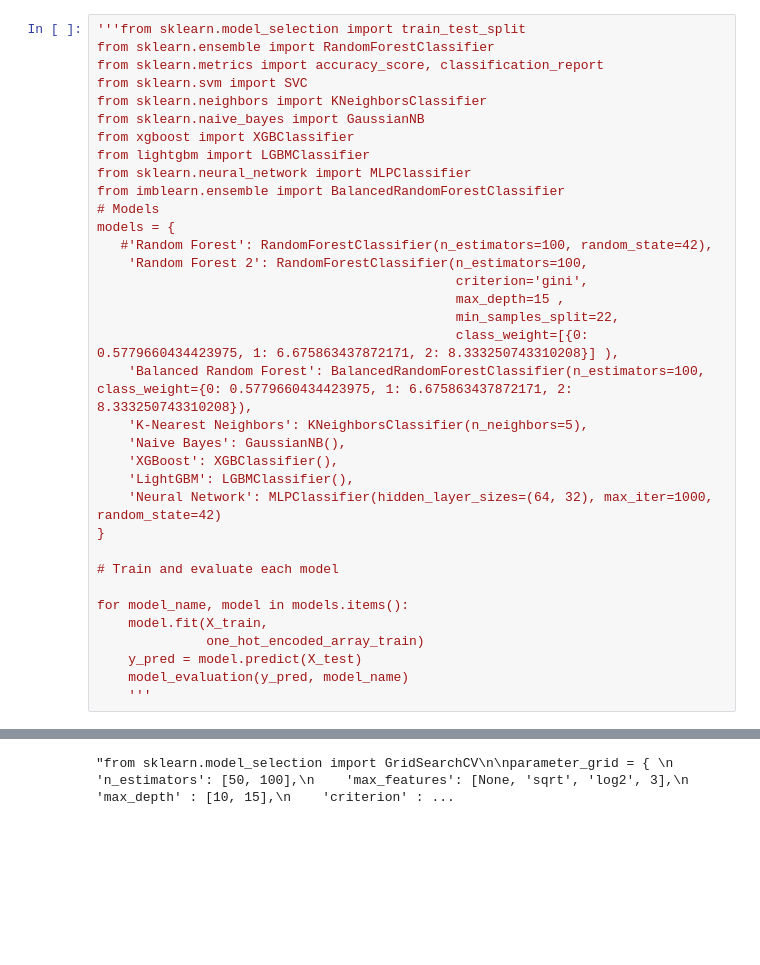
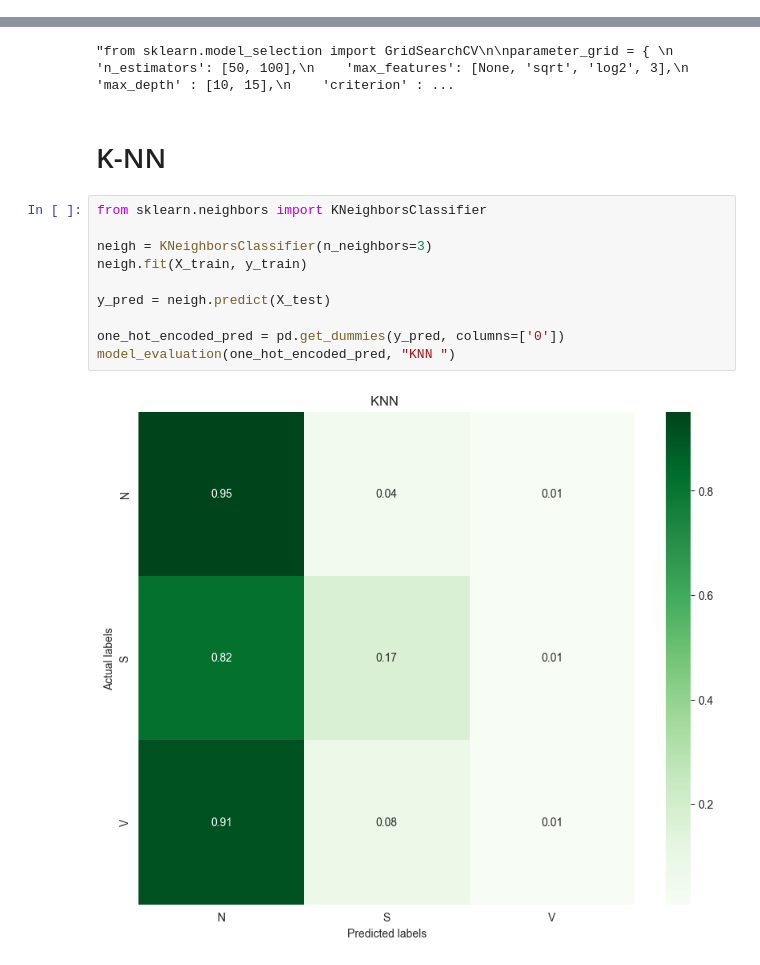
Before and after one commit to eleonora11sala/AI-project, a Jupyter notebook: ExperimentalModel.ipynb, the cells around one changed output, grey strips where cells are left out. Saved outputs shown, nothing was run; the diff lists cells and outputs as text; blank space fills up the shorter version.

```diff
--- a/ExperimentalModel.ipynb
+++ b/ExperimentalModel.ipynb
@@ -385,35 +237,0 @@ model_evaluation(one_hot_encoded_pred_ens, "EasyEnsembleClassifier")
-# %%
-'''from sklearn.model_selection import train_test_split
-from sklearn.ensemble import RandomForestClassifier
-from sklearn.metrics import accuracy_score, classification_report
-from sklearn.svm import SVC
-from sklearn.neighbors import KNeighborsClassifier
-from sklearn.naive_bayes import GaussianNB
-from xgboost import XGBClassifier
-from lightgbm import LGBMClassifier
-from sklearn.neural_network import MLPClassifier
-from imblearn.ensemble import BalancedRandomForestClassifier
-# Models
-models = {
-   #'Random Forest': RandomForestClassifier(n_estimators=100, random_state=42),
-    'Random Forest 2': RandomForestClassifier(n_estimators=100,
-                                              criterion='gini',
-                                              max_depth=15 ,
-                                              min_samples_split=22,
-                                              class_weight=[{0: 0.5779660434423975, 1: 6.675863437872171, 2: 8.333250743310208}] ),
-    'Balanced Random Forest': BalancedRandomForestClassifier(n_estimators=100, class_weight={0: 0.5779660434423975, 1: 6.675863437872171, 2: 8.333250743310208}),
-    'K-Nearest Neighbors': KNeighborsClassifier(n_neighbors=5),
-    'Naive Bayes': GaussianNB(),
-    'XGBoost': XGBClassifier(),
-    'LightGBM': LGBMClassifier(),
-    'Neural Network': MLPClassifier(hidden_layer_sizes=(64, 32), max_iter=1000, random_state=42)
-}
-
-# Train and evaluate each model
-
-for model_name, model in models.items():
-    model.fit(X_train,
-              one_hot_encoded_array_train)
-    y_pred = model.predict(X_test)
-    model_evaluation(y_pred, model_name)
-    '''
@@ -440,3 +273,17 @@ print(clf.best_score_)
 '''
 # %% [output]
 "from sklearn.model_selection import GridSearchCV\n\nparameter_grid = { \n    'n_estimators': [50, 100],\n    'max_features': [None, 'sqrt', 'log2', 3],\n    'max_depth' : [10, 15],\n    'criterion' : ...
+# %% [markdown]
+# K-NN
+# %%
+from sklearn.neighbors import KNeighborsClassifier
+
+neigh = KNeighborsClassifier(n_neighbors=3)
+neigh.fit(X_train, y_train)
+
+y_pred = neigh.predict(X_test)
+
+one_hot_encoded_pred = pd.get_dummies(y_pred, columns=['0'])
+model_evaluation(one_hot_encoded_pred, "KNN ")
+# %% [output]
+[figure, added]
```
Also changed, not shown: parts of 25 cells of this notebook.
